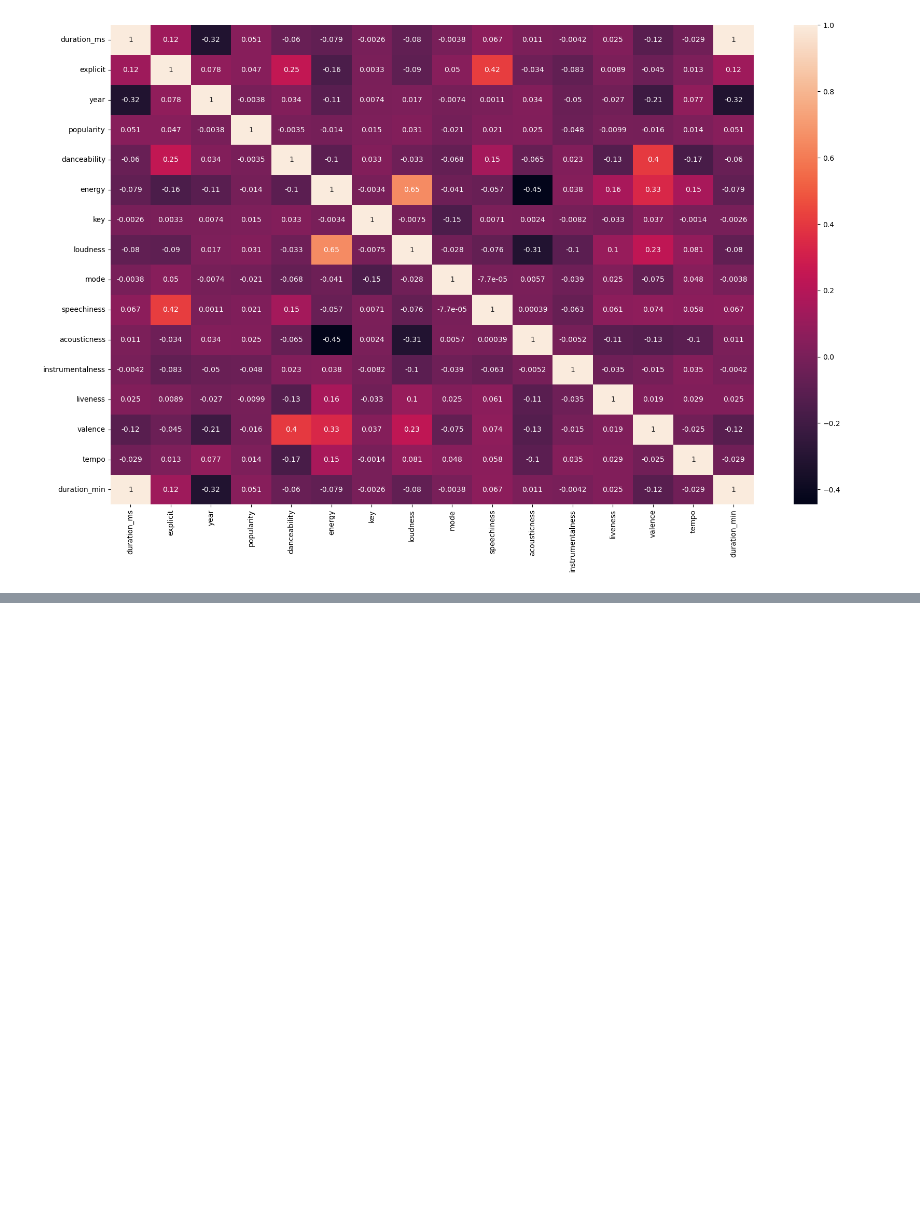
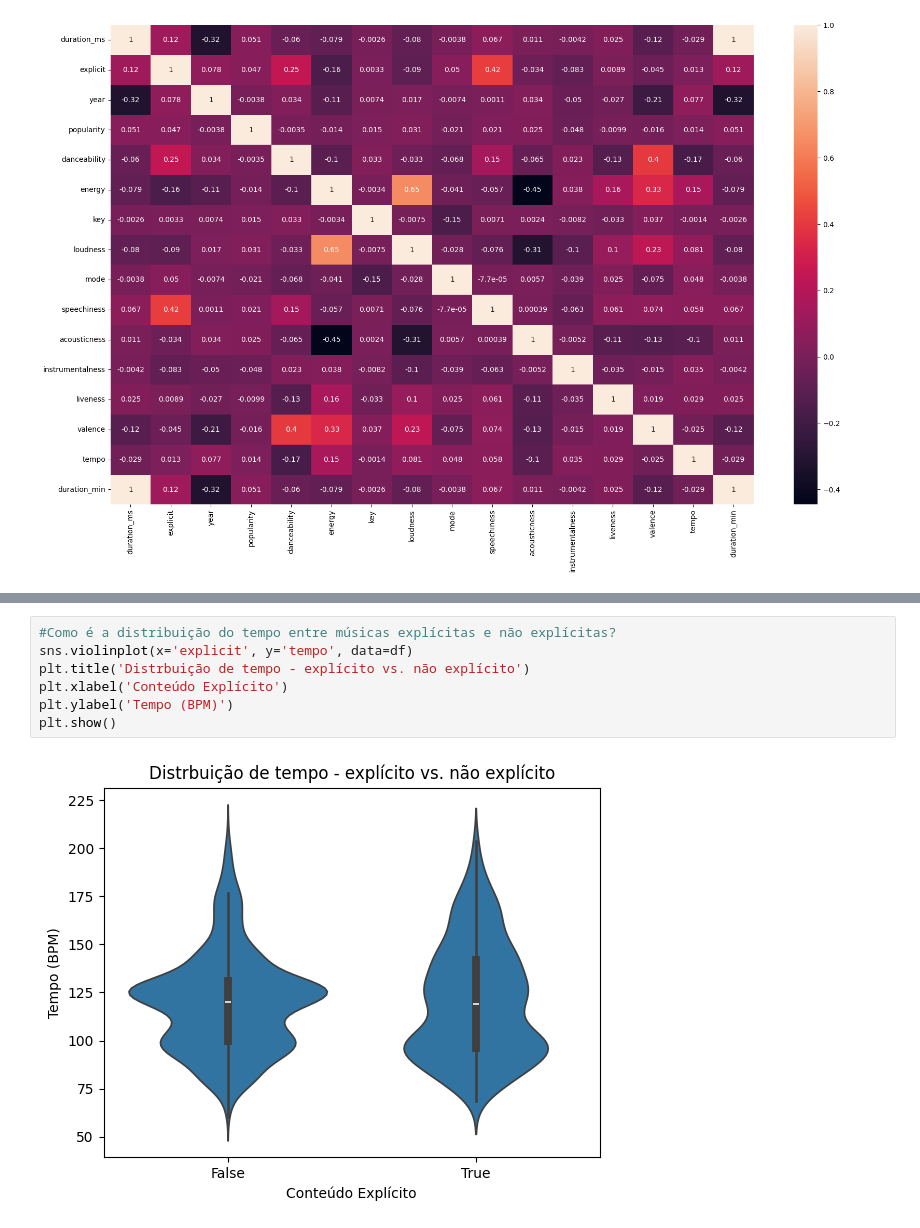
Before and after one commit to pnferreira/koru-analise-dados, a Jupyter notebook: aula5.ipynb, the cells around one changed output, grey strips where cells are left out. Saved outputs shown, nothing was run; the diff lists cells and outputs as text; blank space fills up the shorter version.

```diff
--- a/aula5.ipynb
+++ b/aula5.ipynb
@@ -143,0 +159,9 @@ sns.heatmap(df.corr(numeric_only=True), annot=True)
+# %%
+#Como é a distribuição do tempo entre músicas explícitas e não explícitas?
+sns.violinplot(x='explicit', y='tempo', data=df)
+plt.title('Distrbuição de tempo - explícito vs. não explícito')
+plt.xlabel('Conteúdo Explícito')
+plt.ylabel('Tempo (BPM)')
+plt.show()
+# %% [output]
+[figure, added]
```
Also changed, not shown: parts of 7 cells of this notebook, 1 other file.
